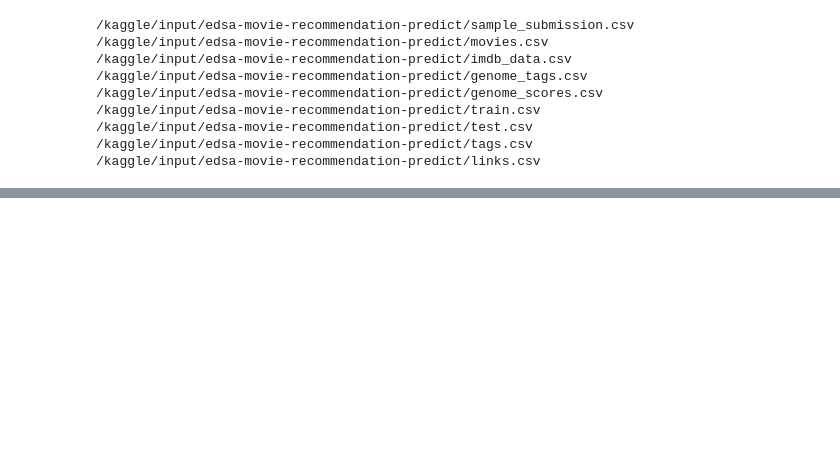
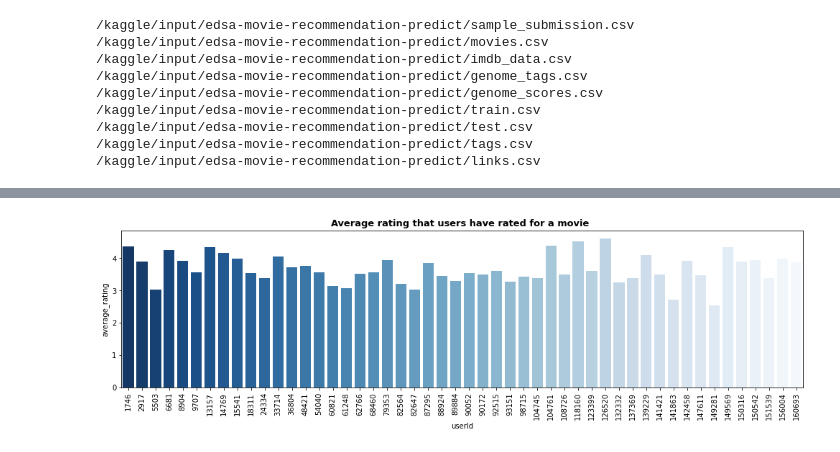
Before and after one commit to Otiuc/unsupervised-predict, a Jupyter notebook: Unsupervised.ipynb, the cells around one changed output, grey strips where cells are left out. Drawn from its saved outputs; the diff is of its cells as text; code cells hidden in the pictures; blank space fills up the shorter version.

```diff
--- a/Unsupervised.ipynb
+++ b/Unsupervised.ipynb
@@ -28,0 +283,12 @@ for dirname, _, filenames in os.walk('/kaggle/input'):
+# %%
+# Average rating for each user looking at 50 users. Each user on x-axis, average rating on y
+plot = plt.figure(figsize=(17, 4))
+plt.figtext(.51, .85, 'Average rating that users have rated for a movie\n',
+            fontsize=13, ha='center', fontweight='bold')
+sns.barplot(x='userId', y='average_rating',
+            data=users.sample(n=50, random_state=62).sort_values('num_ratings'), palette='Blues_r')
+plt.xticks(rotation='vertical')
+
+plt.show()
+# %% [output]
+[figure, added]
```
Also changed, not shown: parts of 47 cells of this notebook.
